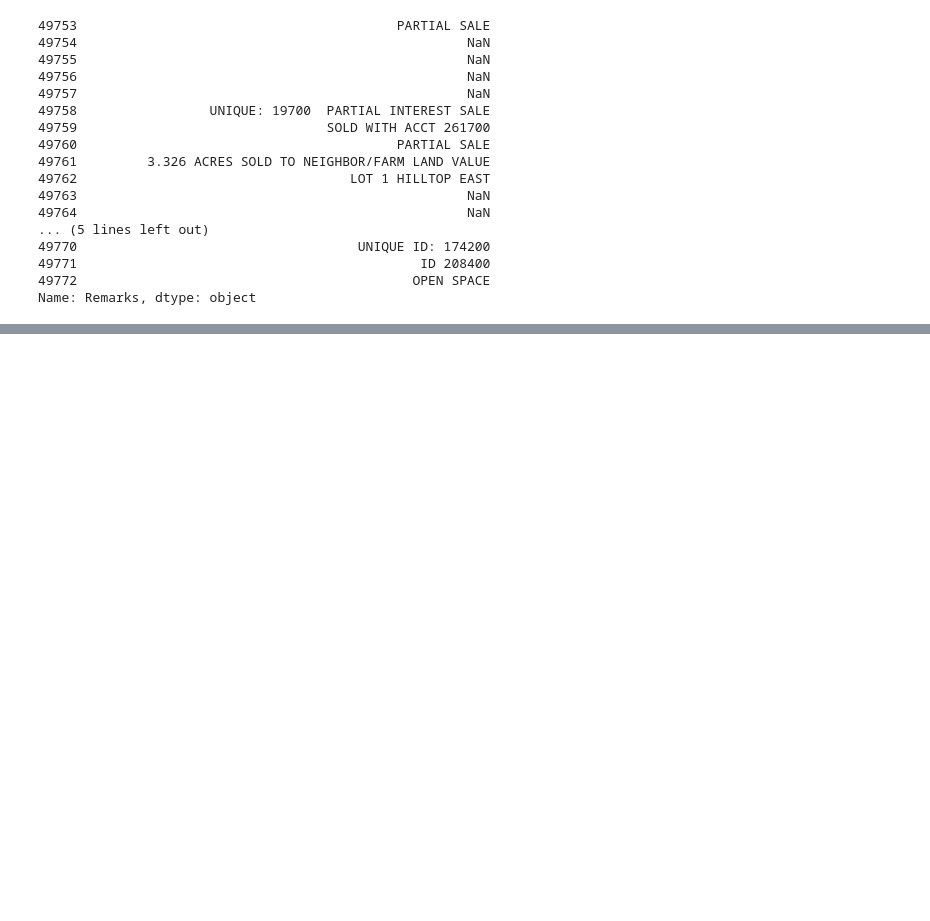
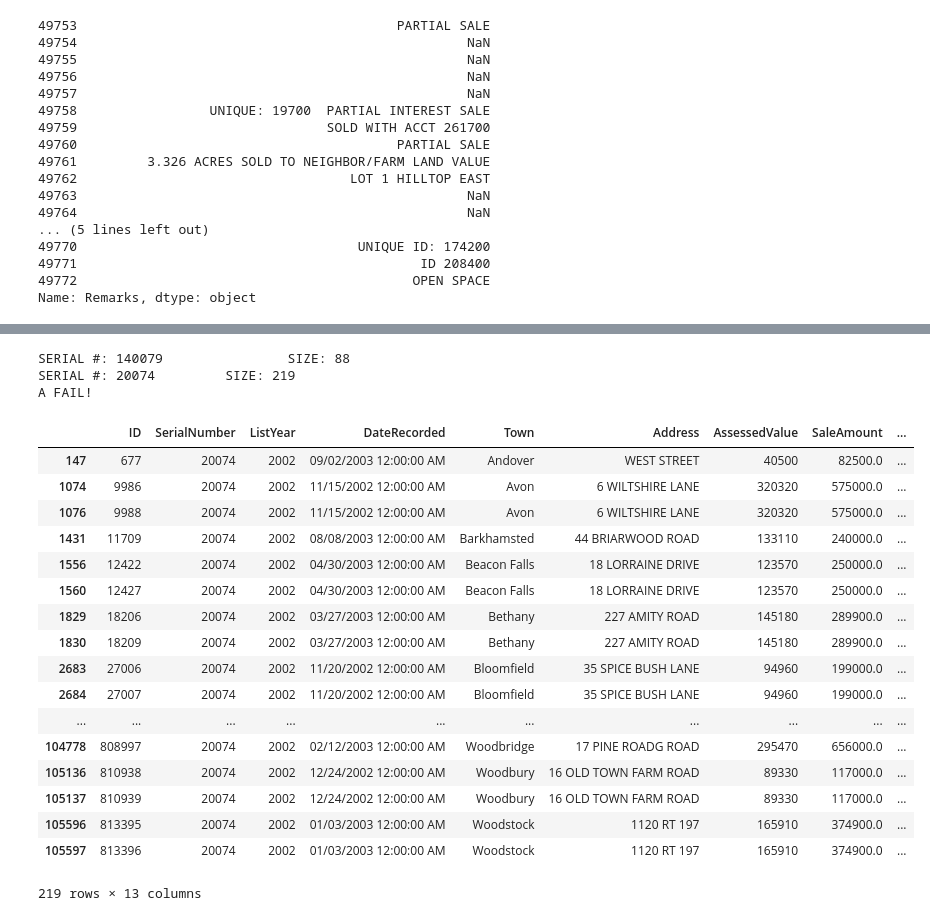
Before and after one commit to jamiekasulis/ct_real_estate_sales, a Jupyter notebook: Data Cleaning Final.ipynb, the cells around one changed output, grey strips where cells are left out. Saved outputs shown, nothing was run; the diff lists cells and outputs as text; code cells hidden in the pictures; blank space fills up the shorter version.

```diff
--- a/Data Cleaning Final.ipynb
+++ b/Data Cleaning Final.ipynb
@@ -729,0 +788,36 @@ Name: Remarks, dtype: object
+# %%
+fails_test_table = None
+for i in range(0,50):
+    # Are there rows with the same serial number AND same Town?
+    sample_subset = show_all_rows_with_random_serial_number(df)
+    passes_test = len(sample_subset) == len(sample_subset['Town'].unique())     # Best case scenario: lengths are equal.
+
+    if not passes_test:
+        fails_test_table = sample_subset
+        print("A FAIL!")
+        break
+# %% [output]
+SERIAL #: 140079                SIZE: 88
+SERIAL #: 20074         SIZE: 219
+A FAIL!
+# %%
+fails_test_table
+# %% [output]
+|  | ID | SerialNumber | ListYear | DateRecorded | Town | Address | AssessedValue | SaleAmount | ... |
+| 147 | 677 | 20074 | 2002 | 09/02/2003 12:00:00 AM | Andover | WEST STREET | 40500 | 82500.0 | ... |
+| 1074 | 9986 | 20074 | 2002 | 11/15/2002 12:00:00 AM | Avon | 6 WILTSHIRE LANE | 320320 | 575000.0 | ... |
+| 1076 | 9988 | 20074 | 2002 | 11/15/2002 12:00:00 AM | Avon | 6 WILTSHIRE LANE | 320320 | 575000.0 | ... |
+| 1431 | 11709 | 20074 | 2002 | 08/08/2003 12:00:00 AM | Barkhamsted | 44 BRIARWOOD ROAD | 133110 | 240000.0 | ... |
+| 1556 | 12422 | 20074 | 2002 | 04/30/2003 12:00:00 AM | Beacon Falls | 18 LORRAINE DRIVE | 123570 | 250000.0 | ... |
+| 1560 | 12427 | 20074 | 2002 | 04/30/2003 12:00:00 AM | Beacon Falls | 18 LORRAINE DRIVE | 123570 | 250000.0 | ... |
+| 1829 | 18206 | 20074 | 2002 | 03/27/2003 12:00:00 AM | Bethany | 227 AMITY ROAD | 145180 | 289900.0 | ... |
+| 1830 | 18209 | 20074 | 2002 | 03/27/2003 12:00:00 AM | Bethany | 227 AMITY ROAD | 145180 | 289900.0 | ... |
+| 2683 | 27006 | 20074 | 2002 | 11/20/2002 12:00:00 AM | Bloomfield | 35 SPICE BUSH LANE | 94960 | 199000.0 | ... |
+| 2684 | 27007 | 20074 | 2002 | 11/20/2002 12:00:00 AM | Bloomfield | 35 SPICE BUSH LANE | 94960 | 199000.0 | ... |
+| ... | ... | ... | ... | ... | ... | ... | ... | ... | ... |
+| 104778 | 808997 | 20074 | 2002 | 02/12/2003 12:00:00 AM | Woodbridge | 17 PINE ROADG ROAD | 295470 | 656000.0 | ... |
+| 105136 | 810938 | 20074 | 2002 | 12/24/2002 12:00:00 AM | Woodbury | 16 OLD TOWN FARM ROAD | 89330 | 117000.0 | ... |
+| 105137 | 810939 | 20074 | 2002 | 12/24/2002 12:00:00 AM | Woodbury | 16 OLD TOWN FARM ROAD | 89330 | 117000.0 | ... |
+| 105596 | 813395 | 20074 | 2002 | 01/03/2003 12:00:00 AM | Woodstock | 1120 RT 197 | 165910 | 374900.0 | ... |
+| 105597 | 813396 | 20074 | 2002 | 01/03/2003 12:00:00 AM | Woodstock | 1120 RT 197 | 165910 | 374900.0 | ... |
+219 rows × 13 columns
```
Also changed, not shown: parts of 21 cells of this notebook, 1 other file.
